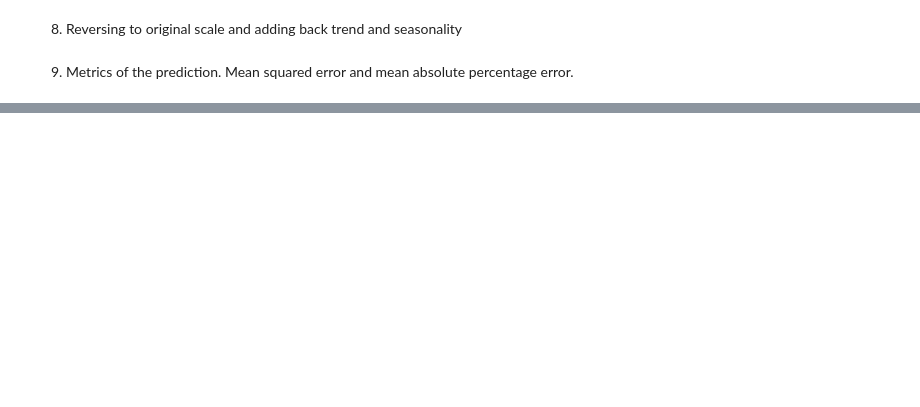
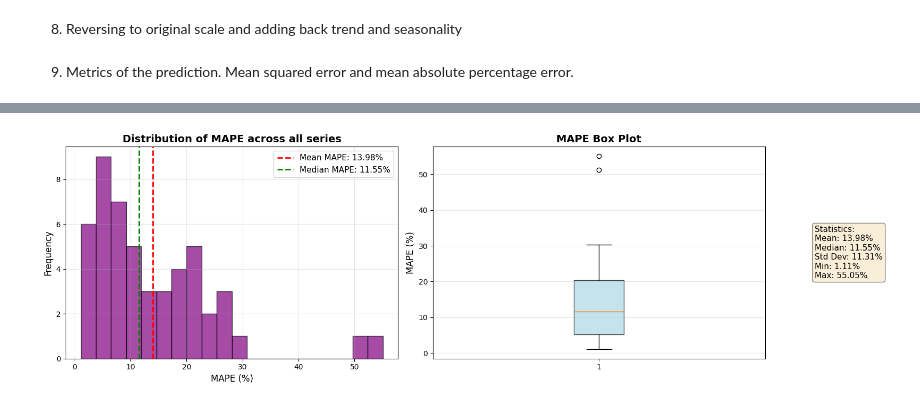
Before and after one commit to thomasvedaa/neuralnetworks, a Jupyter notebook: processing.ipynb, the cells around one changed output, grey strips where cells are left out. Cells and saved outputs as stored; diff of their text form; code cells hidden in the pictures; blank space fills up the shorter version.

```diff
--- a/processing.ipynb
+++ b/processing.ipynb
@@ -23,4 +24,7 @@ Loaded M3Month
 # %%
-# Start from the 7th column (index 6)
+# Select N series to train on
 category_data = data[data['Category'].str.strip() == category]
-series = category_data.iloc[0, 6:].dropna().astype(float)
+N = 50  # Number of series to use for training
+
+print(f"Training on {N} financial time series combined")
+print(f"Total available: {len(category_data)} series\n")
@@ -243,11 +264,12 @@ class MLP:
                     break
 
             # Progress updates
-            if (epoch+1) % 100000 == 0:
+            if (epoch+1) % 4000 == 0:
                 if patience is not None:
                     tqdm.write(f"Epoch {epoch+1}/{epochs}, Loss: {loss:.6f}, Best: {best_loss:.6f}, Patience: {patience_counter}/{patience}")
                 else:
                     tqdm.write(f"Epoch {epoch+1}/{epochs}, Loss (MSE): {loss:.6f}")
+                    print(patience_counter)
 
         tqdm.write(f"Final loss: {loss:.10f}")
 
@@ -259,4 +281,5 @@ class MLP:
 # %%
 model = MLP(input_size=12, hidden_size=5, output_size=1, learning_rate=5e-4)
-model.train(X_train, y_train, epochs=50000, patience=5000, min_delta=1e-6)
+print(f"Training MLP on {len(X_train_combined)} sequences from {N} series...\n")
+model.train(X_train_combined, y_train_combined, epochs=100000, patience=500, min_delta=1e-6)
 # %% [output]
@@ -297,14 +372,14 @@ validation_actual_denorm = scaler.inverse_transform(
 ).flatten()
 
 # detrended values for the validation perdiod
-reference_values = de_trended[-(24):-12]
+reference_values = de_trended[-(36):-18]
 
 # add back the seasonal component
 validation_predictions_deseasoned = validation_predictions_denorm + reference_values
 validation_actual_deseasoned = validation_actual_denorm + reference_values
 
 # Gets trend values for the validation period
-validation_trend = poly_trend[-12:]
+validation_trend = poly_trend[-18:]
 
 validation_predictions_original = validation_predictions_deseasoned + validation_trend
 validation_actual_original = validation_actual_deseasoned + validation_trend
@@ -395,0 +569,68 @@ plt.show()
+# %%
+# Add after Cell 11 (after calculating all results)
+
+# Plot MAPE distribution
+fig, axes = plt.subplots(1, 2, figsize=(16, 5))
+
+# Histogram
+ax1 = axes[0]
+mape_values = [r['mape'] for r in results]
+ax1.hist(mape_values, bins=20, alpha=0.7, color='purple', edgecolor='black')
+ax1.axvline(avg_mape, color='red', linestyle='--', linewidth=2,
+            label=f'Mean MAPE: {avg_mape:.2f}%')
+ax1.axvline(np.median(mape_values), color='green', linestyle='--', linewidth=2,
+            label=f'Median MAPE: {np.median(mape_values):.2f}%')
+ax1.set_title('Distribution of MAPE across all series', fontsize=14, fontweight='bold')
+ax1.set_xlabel('MAPE (%)', fontsize=12)
+ax1.set_ylabel('Frequency', fontsize=12)
+ax1.legend(fontsize=11)
+ax1.grid(True, alpha=0.3)
+
+# Box plot
+ax2 = axes[1]
+bp = ax2.boxplot(mape_values, vert=True, patch_artist=True)
+bp['boxes'][0].set_facecolor('lightblue')
+bp['boxes'][0].set_alpha(0.7)
+ax2.set_ylabel('MAPE (%)', fontsize=12)
+ax2.set_title('MAPE Box Plot', fontsize=14, fontweight='bold')
+ax2.grid(True, alpha=0.3, axis='y')
+
+# Add statistics text
+stats_text = f"""Statistics:
+Mean: {avg_mape:.2f}%
+Median: {np.median(mape_values):.2f}%
+Std Dev: {np.std(mape_values):.2f}%
+Min: {np.min(mape_values):.2f}%
+Max: {np.max(mape_values):.2f}%"""
+
+ax2.text(1.15, 0.5, stats_text, transform=ax2.transAxes,
+         fontsize=11, verticalalignment='center',
+         bbox=dict(boxstyle='round', facecolor='wheat', alpha=0.5))
+
+plt.tight_layout()
+plt.show()
+
+# Print detailed statistics
+print(f"\n{'='*60}")
+print("MAPE Error Distribution Analysis:")
+print(f"{'='*60}")
+print(f"Mean MAPE:        {avg_mape:.2f}%")
+print(f"Median MAPE:      {np.median(mape_values):.2f}%")
+print(f"Std Deviation:    {np.std(mape_values):.2f}%")
+print(f"Min MAPE:         {np.min(mape_values):.2f}%")
+print(f"Max MAPE:         {np.max(mape_values):.2f}%")
+print(f"25th Percentile:  {np.percentile(mape_values, 25):.2f}%")
+print(f"75th Percentile:  {np.percentile(mape_values, 75):.2f}%")
+print(f"{'='*60}")
+
+# Show best and worst performing series
+sorted_results = sorted(results, key=lambda x: x['mape'])
+print("\nTop 5 Best Performing Series:")
+for i, r in enumerate(sorted_results[:5], 1):
+    print(f"{i}. {r['series_id']}: MAPE = {r['mape']:.2f}%")
+
+print("\nTop 5 Worst Performing Series:")
+for i, r in enumerate(sorted_results[-5:], 1):
+    print(f"{i}. {r['series_id']}: MAPE = {r['mape']:.2f}%")
+# %% [output]
+[figure, added]
```
Also changed, not shown: parts of 21 cells of this notebook.
